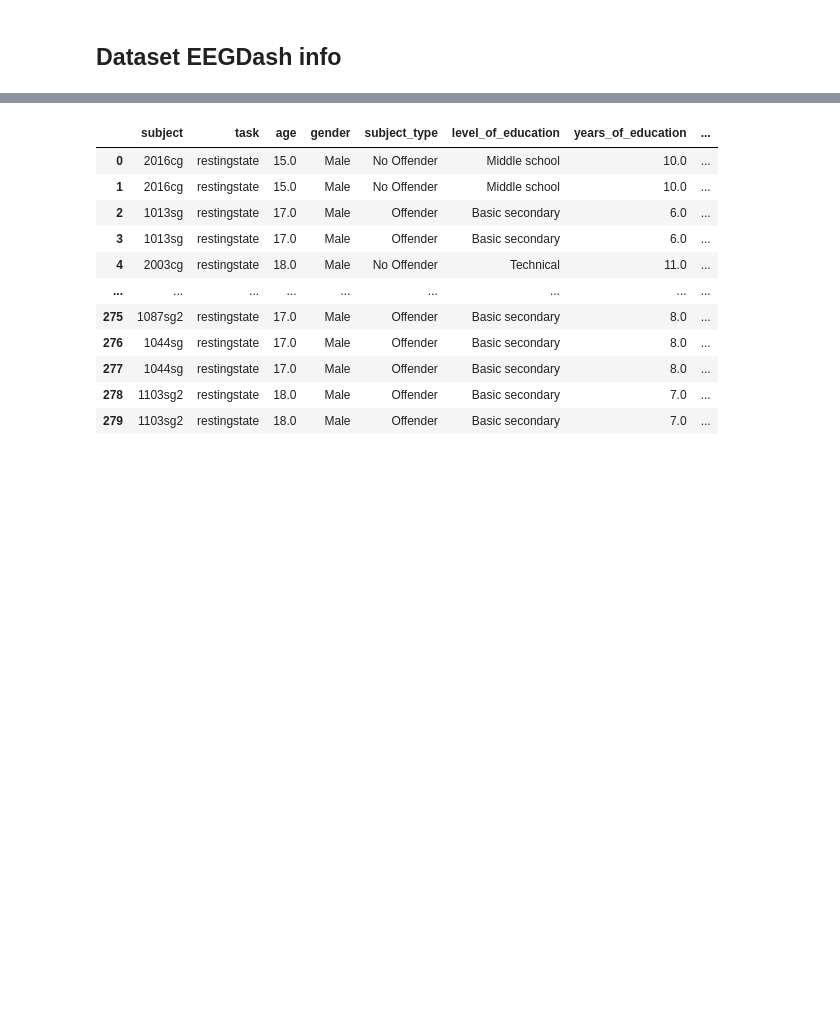
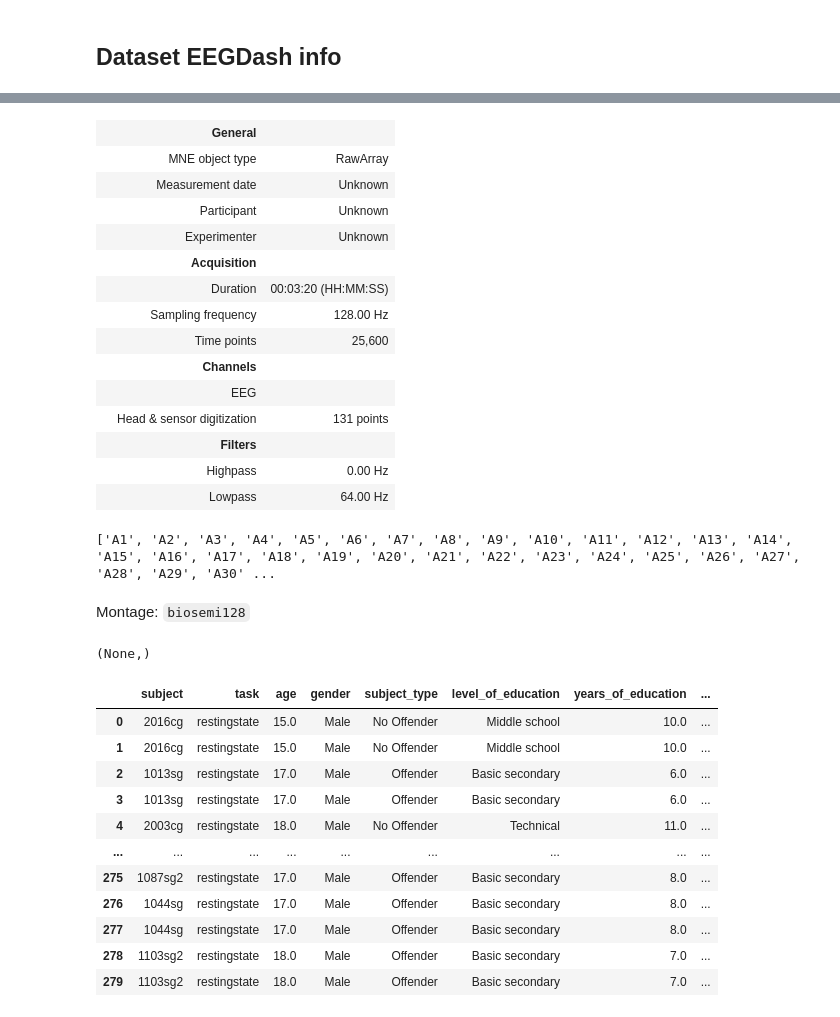
Before and after one commit to AriiiAlves/Undergrad-Research-EEG-FM, a Jupyter notebook: Full-Preprocessing-Umap/datasets.ipynb, the cells around one changed output, grey strips where cells are left out. Cells and saved outputs as stored; diff of their text form; code cells hidden in the pictures; blank space fills up the shorter version.

```diff
--- a/Full-Preprocessing-Umap/datasets.ipynb
+++ b/Full-Preprocessing-Umap/datasets.ipynb
@@ -90,6 +94,34 @@ dataset
 | Duration* | 200.0 s |
 | * from first recording |  |
 | Description | 280 recordings × 25 columns [subj... |
+# %%
+dataset.datasets[0].raw
+# %% [output]
+|  | General |  |
+|  | MNE object type | RawArray |
+|  | Measurement date | Unknown |
+|  | Participant | Unknown |
+|  | Experimenter | Unknown |
+|  | Acquisition |  |
+|  | Duration | 00:03:20 (HH:MM:SS) |
+|  | Sampling frequency | 128.00 Hz |
+|  | Time points | 25,600 |
+|  | Channels |  |
+|  | EEG |  |
+|  | Head & sensor digitization | 131 points |
+|  | Filters |  |
+|  | Highpass | 0.00 Hz |
+|  | Lowpass | 64.00 Hz |
+# %%
+print(dataset.datasets[0].raw.ch_names)
+# %% [output]
+['A1', 'A2', 'A3', 'A4', 'A5', 'A6', 'A7', 'A8', 'A9', 'A10', 'A11', 'A12', 'A13', 'A14', 'A15', 'A16', 'A17', 'A18', 'A19', 'A20', 'A21', 'A22', 'A23', 'A24', 'A25', 'A26', 'A27', 'A28', 'A29', 'A30' ...
+# %% [markdown]
+Montage:  `biosemi128`
+# %%
+dataset.datasets[0].raw.filenames
+# %% [output]
+(None,)
 # %%
 dataset.description
 # %% [output]
```
Also changed, not shown: parts of 16 cells of this notebook, 6 other files.
